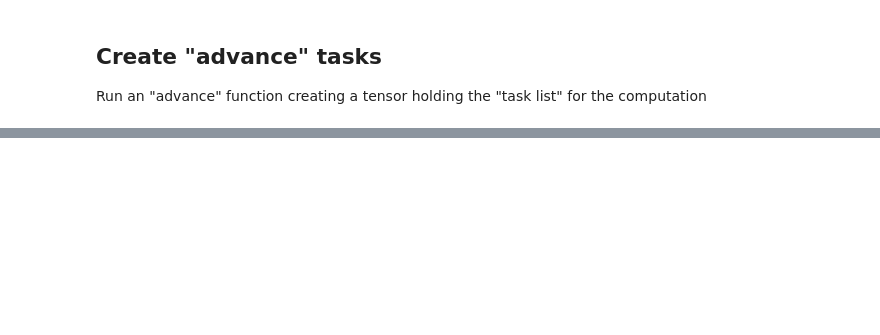
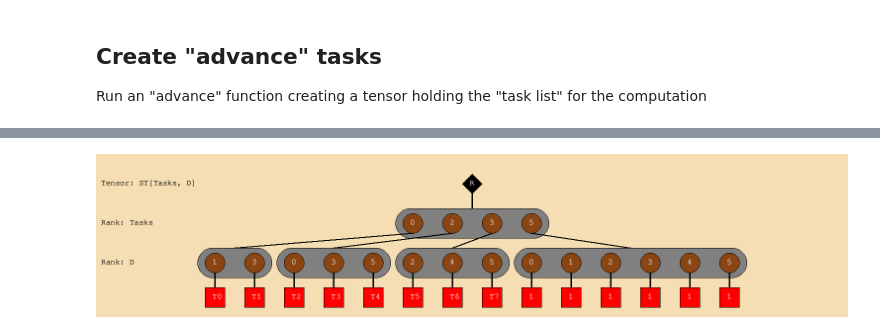
Before and after one commit to jsemer/fibertree-graphs, a Jupyter notebook: gunrock_scheduling.ipynb, the cells around one changed output, grey strips where cells are left out. Saved outputs shown, nothing was run; the diff lists cells and outputs as text; code cells hidden in the pictures; blank space fills up the shorter version.

Commit message:
added a second schedule - that looks like thread-mapped partitioning

```diff
--- a/gunrock_scheduling.ipynb
+++ b/gunrock_scheduling.ipynb
@@ -132,0 +184,11 @@ displayCanvas(canvas)
+# %%
+import copy
+st_on_s = copy.deepcopy(ST)
+
+st_on_s.setRankIds(["Tasks", "D"] )   # Hack to allow `split()` to modify the rank name
+#st_sched = st_flat.splitEqual(2)
+
+# Currently, the next line may crash due to a bug displaying "tuple" coordinates
+displayTensor(st_on_s)
+# %% [output]
+[figure, added]
```
Also changed, not shown: parts of 12 cells of this notebook.
